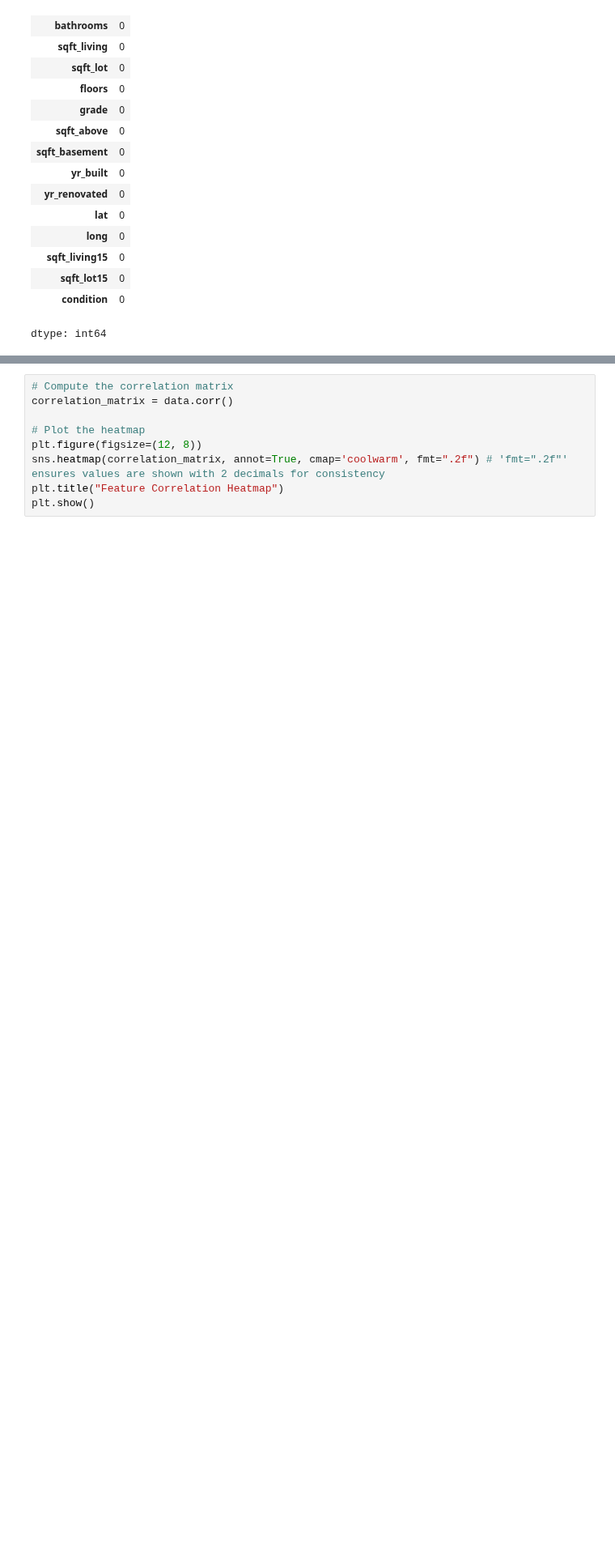
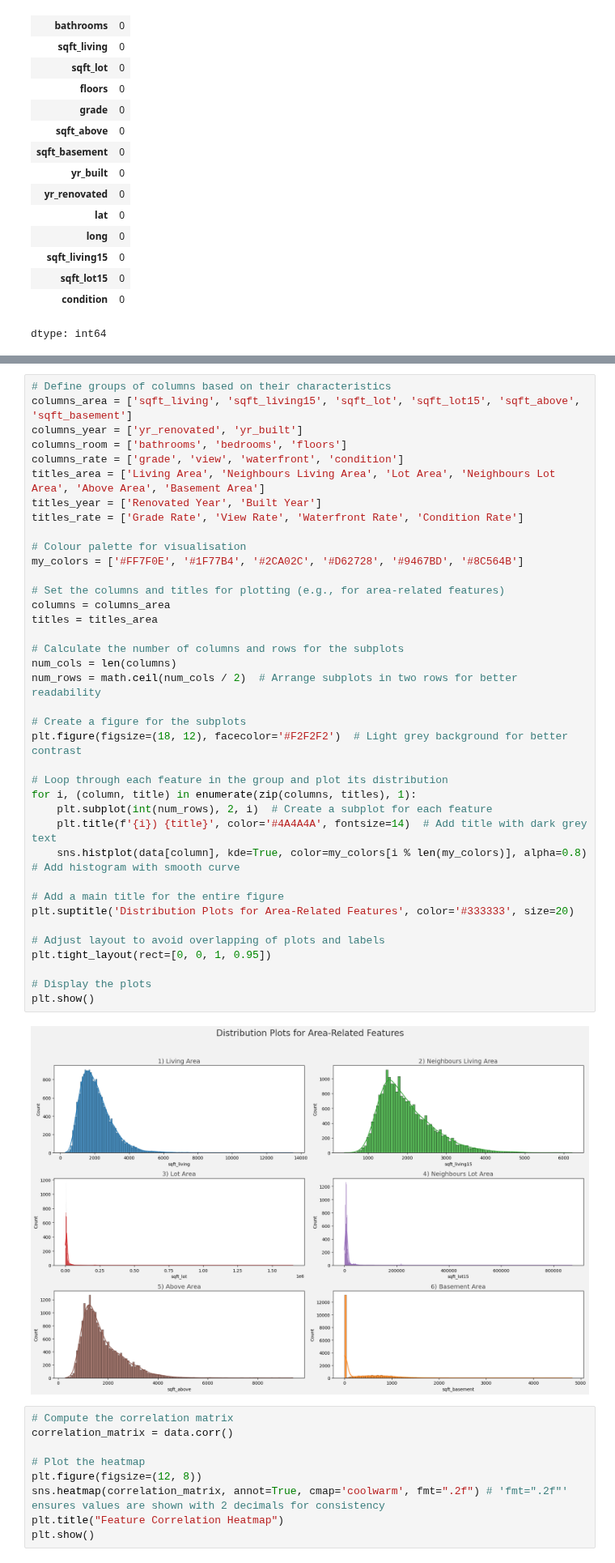
Before and after one commit to sbogde/scikit-regressions-and-confessions, a Jupyter notebook: week3_06_svr_kc_houses.ipynb, the cells around one changed output, grey strips where cells are left out. Shown at 81% size. Saved outputs shown, nothing was run; the diff lists cells and outputs as text; blank space fills up the shorter version.

```diff
--- a/week3_06_svr_kc_houses.ipynb
+++ b/week3_06_svr_kc_houses.ipynb
@@ -60,3 +75,43 @@ dtype: int64
+# %%
+# Define groups of columns based on their characteristics
+columns_area = ['sqft_living', 'sqft_living15', 'sqft_lot', 'sqft_lot15', 'sqft_above', 'sqft_basement']
+columns_year = ['yr_renovated', 'yr_built']
+columns_room = ['bathrooms', 'bedrooms', 'floors']
+columns_rate = ['grade', 'view', 'waterfront', 'condition']
+titles_area = ['Living Area', 'Neighbours Living Area', 'Lot Area', 'Neighbours Lot Area', 'Above Area', 'Basement Area']
+titles_year = ['Renovated Year', 'Built Year']
+titles_rate = ['Grade Rate', 'View Rate', 'Waterfront Rate', 'Condition Rate']
+
+# Colour palette for visualisation
+my_colors = ['#FF7F0E', '#1F77B4', '#2CA02C', '#D62728', '#9467BD', '#8C564B']
+
+# Set the columns and titles for plotting (e.g., for area-related features)
+columns = columns_area
+titles = titles_area
+
+# Calculate the number of columns and rows for the subplots
+num_cols = len(columns)
+num_rows = math.ceil(num_cols / 2)  # Arrange subplots in two rows for better readability
+
+# Create a figure for the subplots
+plt.figure(figsize=(18, 12), facecolor='#F2F2F2')  # Light grey background for better contrast
+
+# Loop through each feature in the group and plot its distribution
+for i, (column, title) in enumerate(zip(columns, titles), 1):
+    plt.subplot(int(num_rows), 2, i)  # Create a subplot for each feature
+    plt.title(f'{i}) {title}', color='#4A4A4A', fontsize=14)  # Add title with dark grey text
+    sns.histplot(data[column], kde=True, color=my_colors[i % len(my_colors)], alpha=0.8)  # Add histogram with smooth curve
+
+# Add a main title for the entire figure
+plt.suptitle('Distribution Plots for Area-Related Features', color='#333333', size=20)
+
+# Adjust layout to avoid overlapping of plots and labels
+plt.tight_layout(rect=[0, 0, 1, 0.95])
+
+# Display the plots
+plt.show()
+# %% [output]
+[figure, added]
 # %%
 # Compute the correlation matrix
 correlation_matrix = data.corr()
```
Also changed, not shown: parts of 14 cells of this notebook.
